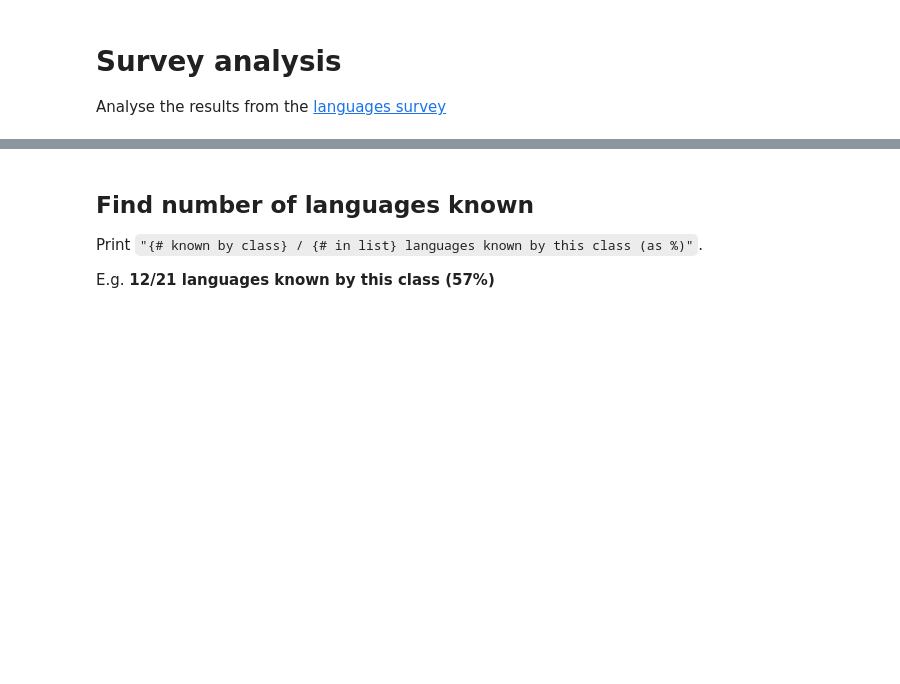
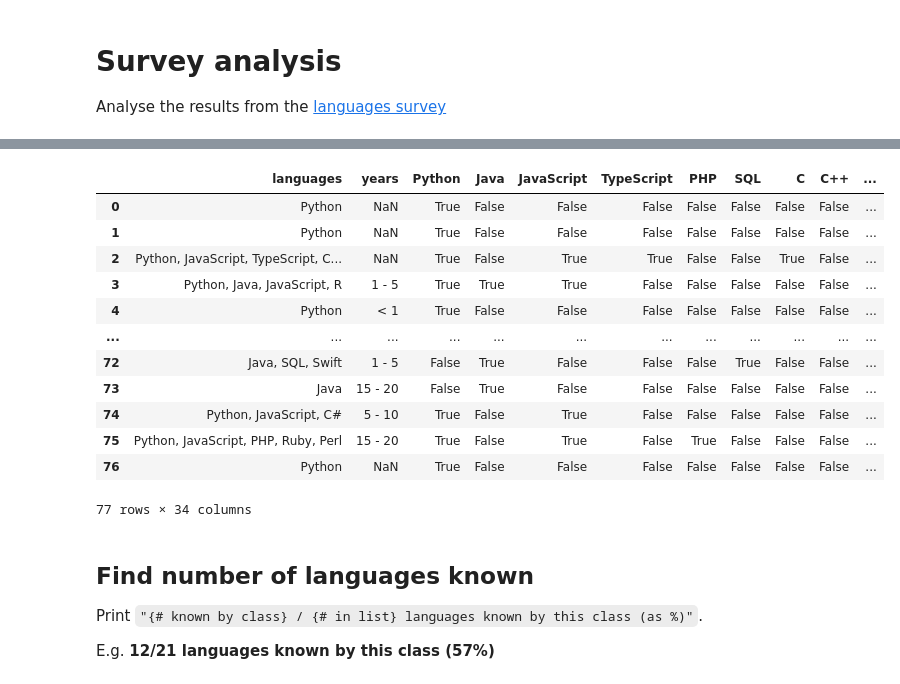
Before and after one commit to ariannedee/python-data-structures, a Jupyter notebook: project/sample_solutions/proj_4_pandas.ipynb, the cells around one changed output, grey strips where cells are left out. Drawn from its saved outputs; the diff is of its cells as text; code cells hidden in the pictures; blank space fills up the shorter version.

```diff
--- a/project/sample_solutions/proj_4_pandas.ipynb
+++ b/project/sample_solutions/proj_4_pandas.ipynb
@@ -11,8 +15,6 @@ all_langs = ['Python', 'Java', 'JavaScript', 'TypeScript', 'PHP', 'SQL', 'C', 'C
 # %%
-from pprint import pprint
 import pandas as pd
 
-filename = '../data/Programming language survey.csv'
-df = pd.read_csv(filename, header=0, names=('timestamp', 'languages', 'years'), usecols=('languages', 'years'))
 
+df = pd.read_csv("../data/Programming language survey.csv", header=0, names=("timestamp", "languages", "years"), usecols=("languages", "years"))
 df.head()
@@ -19,10 +28,31 @@ df.head()
 # %%
 import re
 
+# This regular expression checks if the string contains:
+# - either the beginning of the string or a ", " delimeter
+# - the name of the language (escaped because the + in C++ is a regex character)
+# - either the end of the string or a ", " delimeter
+# Note: the "?:" is to mark it as a 'match group' and is used to avoid warnings about captured groups
+# See - https://stackoverflow.com/questions/39901550/python-userwarning-this-pattern-has-match-groups-to-actually-get-the-groups
+
 for lang in all_langs:
-    regex = rf'(^|;){re.escape(lang)}($|;)'
-    df[lang] = df['languages'].str.contains(regex)
+    regex = rf'(?:^|, ){re.escape(lang)}(?:$|, )'
+    df[lang] = df["languages"].str.contains(regex)
 df
+# %% [output]
+|  | languages | years | Python | Java | JavaScript | TypeScript | PHP | SQL | C | C++ | ... |
+| 0 | Python | NaN | True | False | False | False | False | False | False | False | ... |
+| 1 | Python | NaN | True | False | False | False | False | False | False | False | ... |
+| 2 | Python, JavaScript, TypeScript, C... | NaN | True | False | True | True | False | False | True | False | ... |
+| 3 | Python, Java, JavaScript, R | 1 - 5 | True | True | True | False | False | False | False | False | ... |
+| 4 | Python | < 1 | True | False | False | False | False | False | False | False | ... |
+| ... | ... | ... | ... | ... | ... | ... | ... | ... | ... | ... | ... |
+| 72 | Java, SQL, Swift | 1 - 5 | False | True | False | False | False | True | False | False | ... |
+| 73 | Java | 15 - 20 | False | True | False | False | False | False | False | False | ... |
+| 74 | Python, JavaScript, C# | 5 - 10 | True | False | True | False | False | False | False | False | ... |
+| 75 | Python, JavaScript, PHP, Ruby, Perl | 15 - 20 | True | False | True | False | True | False | False | False | ... |
+| 76 | Python | NaN | True | False | False | False | False | False | False | False | ... |
+77 rows × 34 columns
 # %% [markdown]
 ## Find number of languages known
 Print `"{# known by class} / {# in list} languages known by this class (as %)"`.
```
Also changed, not shown: parts of 14 cells of this notebook, 5 other files.
